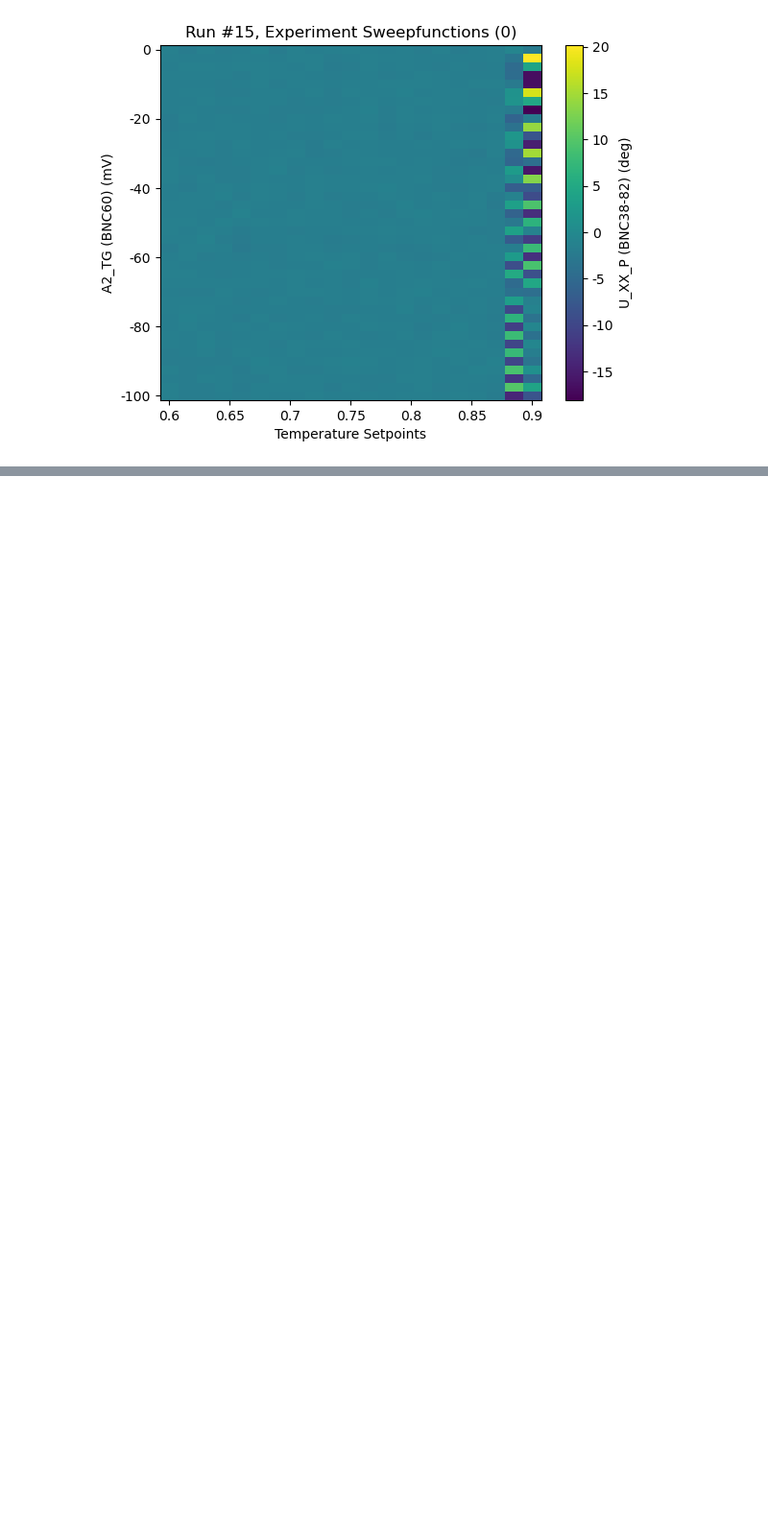
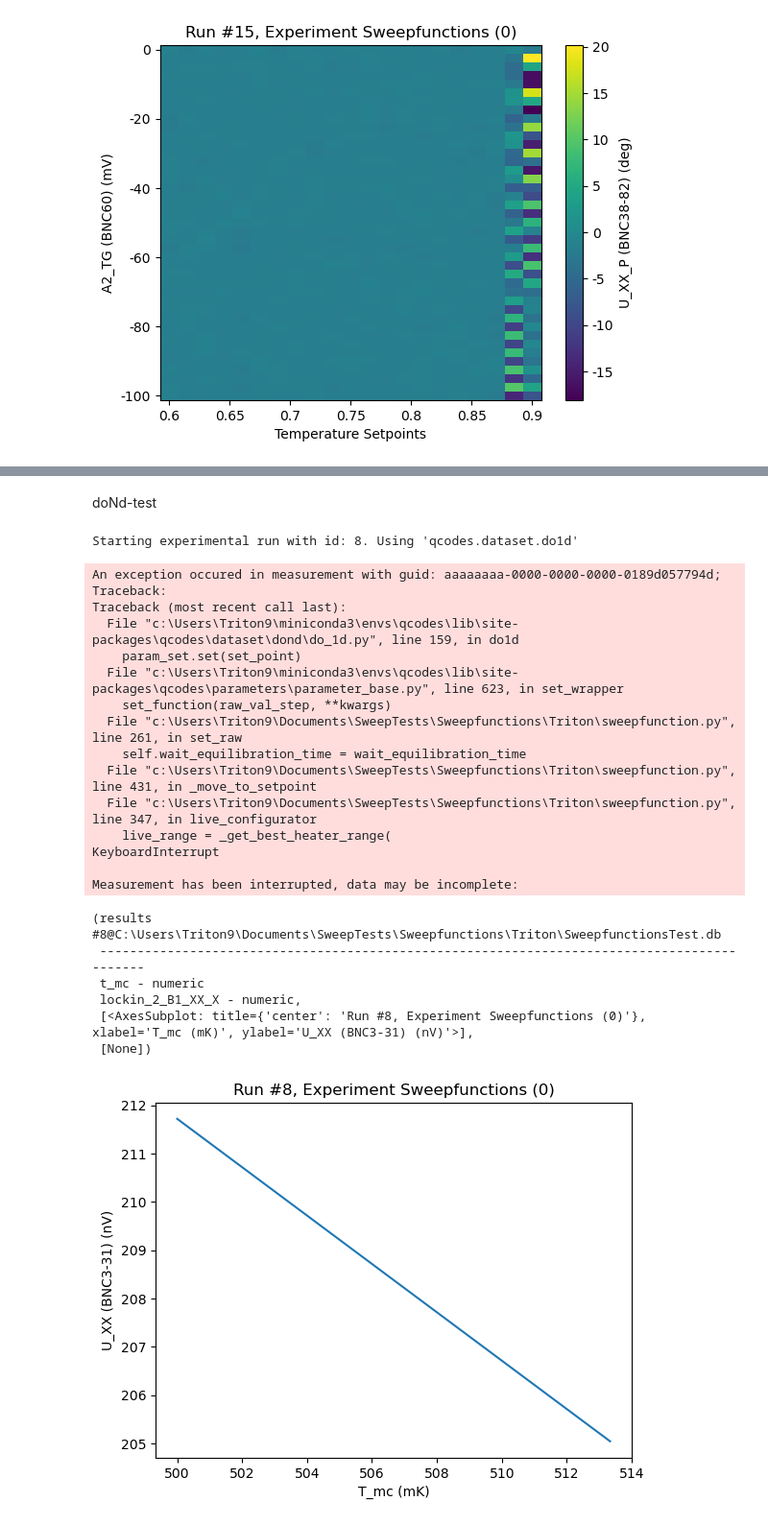
Before and after one commit to FredWolff/Triton, a Jupyter notebook: logbook.ipynb, the cells around one changed output, grey strips where cells are left out. Shown at 96% size. Drawn from its saved outputs; the diff is of its cells as text; code cells hidden in the pictures; blank space fills up the shorter version.

```diff
--- a/logbook.ipynb
+++ b/logbook.ipynb
@@ -10,13 +10,23 @@ from qcodes import Station
 import qcodes as qc
 import numpy as np
 from qcodes.dataset.data_set import load_by_id
+from qcodes.dataset import (
+    ArraySweep,
+    LinSweep,
+    LogSweep,
+    do1d,
+    do2d,
+    dond,
+)
 
 import sys
-sys.path.append('C://Users//Triton11acq//Documents//TritonDriver//TritonDriver//qcodes//instrument_drivers//oxford')
+#sys.path.append('C://Users//Triton11acq//Documents//TritonDriver//TritonDriver//qcodes//instrument_drivers//oxford')
+sys.path.append('C://Users//Triton9//Documents//SweepTests//TritonDriver//TritonDriver//qcodes//instrument_drivers//oxford')
 from triton import OxfordTriton
-t11 = OxfordTriton("t11", address="10.209.64.175", port=33576)
+# t11 = OxfordTriton("t11", address="10.209.64.175", port=33576)
+t11 = OxfordTriton("t11", address="10.209.64.156", port=33576)
 
 from qcodes.instrument_drivers.Lakeshore.Model_372 import Model_372
-ls = Model_372('lakeshore_372', 'TCPIP::10.209.127.2::7777::SOCKET')
+ls = Model_372('lakeshore_372', 'TCPIP::10.209.66.255::7777::SOCKET') #T11: 'TCPIP::10.209.127.2::7777::SOCKET'
 # %% [output]
 Connected to: OXFORD INSTRUMENTS Triton (serial:N/A, firmware:2.449) in 0.02s
@@ -24,12 +34,14 @@ Connected to: LSCI 370 (serial:LSA13YO, firmware:05122015) in 0.10s
 # %%
-data_path = 'C:\\Users\\Triton11acq\\Documents\\TritonDriver\\Triton'
+# data_path = 'C:\\Users\\Triton11acq\\Documents\\TritonDriver\\Triton'
+data_path = 'C:\\Users\\Triton9\\Documents\\SweepTests\\Sweepfunctions\\Triton'
 qc.config['core']['db_location'] = data_path
 qc.config['user']['mainfolder'] = data_path
 initialise_or_create_database_at(data_path + '\\SweepfunctionsTest.db')
 exp = load_or_create_experiment("Sweepfunctions", sample_name="0")
 
-scfg = Station(config_file='A:\\Networks Experiments\\Code\\station.yaml', use_monitor=True)
+# scfg = Station(config_file='A:\\Networks Experiments\\Code\\station.yaml', use_monitor=True)
+scfg = Station(config_file='A:\\Luca\M55A1 JJA Hallbar CD1\\Code\\station.yaml', use_monitor=True)
 lockin_2 = scfg.load_instrument('lockin_2')
-keith = scfg.load_instrument('keith')
+#keith = scfg.load_instrument('keith')
 qdac = scfg.load_instrument('qdac')
 # %% [output]
@@ -752,0 +936,28 @@ _move_to_setpoint(
+# %% [markdown]
+doNd-test
+# %%
+do1d(t_mc, 0.5, 0.7, 16, 0.1, lockin_2.B1_XX_X, do_plot=True)
+# %% [output]
+Starting experimental run with id: 8. Using 'qcodes.dataset.do1d'
+An exception occured in measurement with guid: aaaaaaaa-0000-0000-0000-0189d057794d;
+Traceback:
+Traceback (most recent call last):
+  File "c:\Users\Triton9\miniconda3\envs\qcodes\lib\site-packages\qcodes\dataset\dond\do_1d.py", line 159, in do1d
+    param_set.set(set_point)
+  File "c:\Users\Triton9\miniconda3\envs\qcodes\lib\site-packages\qcodes\parameters\parameter_base.py", line 623, in set_wrapper
+    set_function(raw_val_step, **kwargs)
+  File "c:\Users\Triton9\Documents\SweepTests\Sweepfunctions\Triton\sweepfunction.py", line 261, in set_raw
+    self.wait_equilibration_time = wait_equilibration_time
+  File "c:\Users\Triton9\Documents\SweepTests\Sweepfunctions\Triton\sweepfunction.py", line 431, in _move_to_setpoint
+  File "c:\Users\Triton9\Documents\SweepTests\Sweepfunctions\Triton\sweepfunction.py", line 347, in live_configurator
+    live_range = _get_best_heater_range(
+KeyboardInterrupt
+
+Measurement has been interrupted, data may be incomplete:
+(results #8@C:\Users\Triton9\Documents\SweepTests\Sweepfunctions\Triton\SweepfunctionsTest.db
+ --------------------------------------------------------------------------------------------
+ t_mc - numeric
+ lockin_2_B1_XX_X - numeric,
+ [<AxesSubplot: title={'center': 'Run #8, Experiment Sweepfunctions (0)'}, xlabel='T_mc (mK)', ylabel='U_XX (BNC3-31) (nV)'>],
+ [None])
+[figure, added]
```
Also changed, not shown: parts of 33 cells of this notebook, 1 other file.
